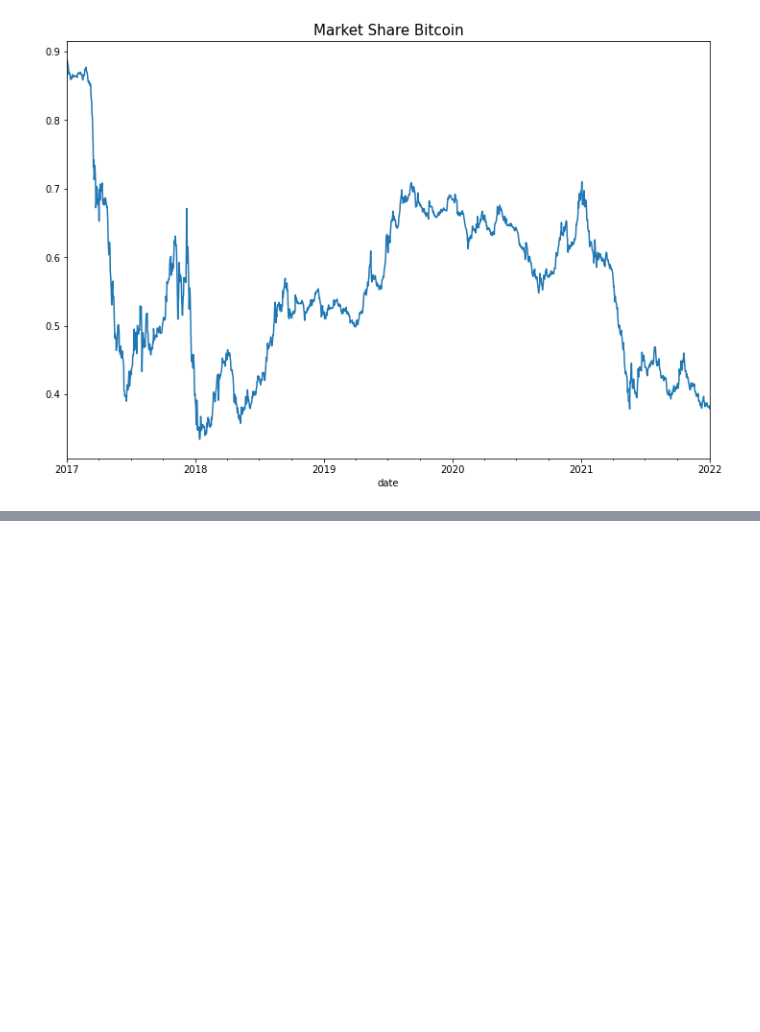
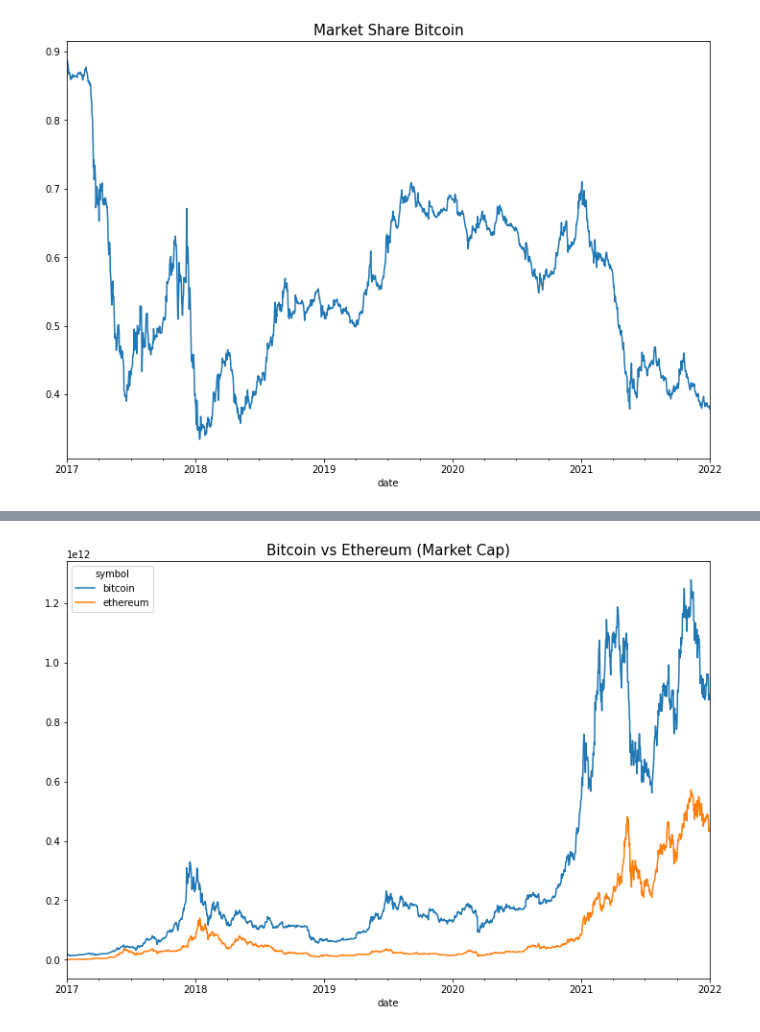
Before and after one commit to Jayce77/pythonDataCookbook, a Jupyter notebook: WorkingWithCoinGeckoData.ipynb, the cells around one changed output, grey strips where cells are left out. Drawn from its saved outputs; the diff is of its cells as text; code cells hidden in the pictures; blank space fills up the shorter version.

```diff
--- a/WorkingWithCoinGeckoData.ipynb
+++ b/WorkingWithCoinGeckoData.ipynb
@@ -542,0 +601,6 @@ plt.show()
+# %%
+wide.market_cap[['bitcoin', 'ethereum']].plot(figsize=(12,8))
+plt.title('Bitcoin vs Ethereum (Market Cap)', fontsize=15)
+plt.show()
+# %% [output]
+[figure, added]
```
Also changed, not shown: parts of 5 cells of this notebook.
